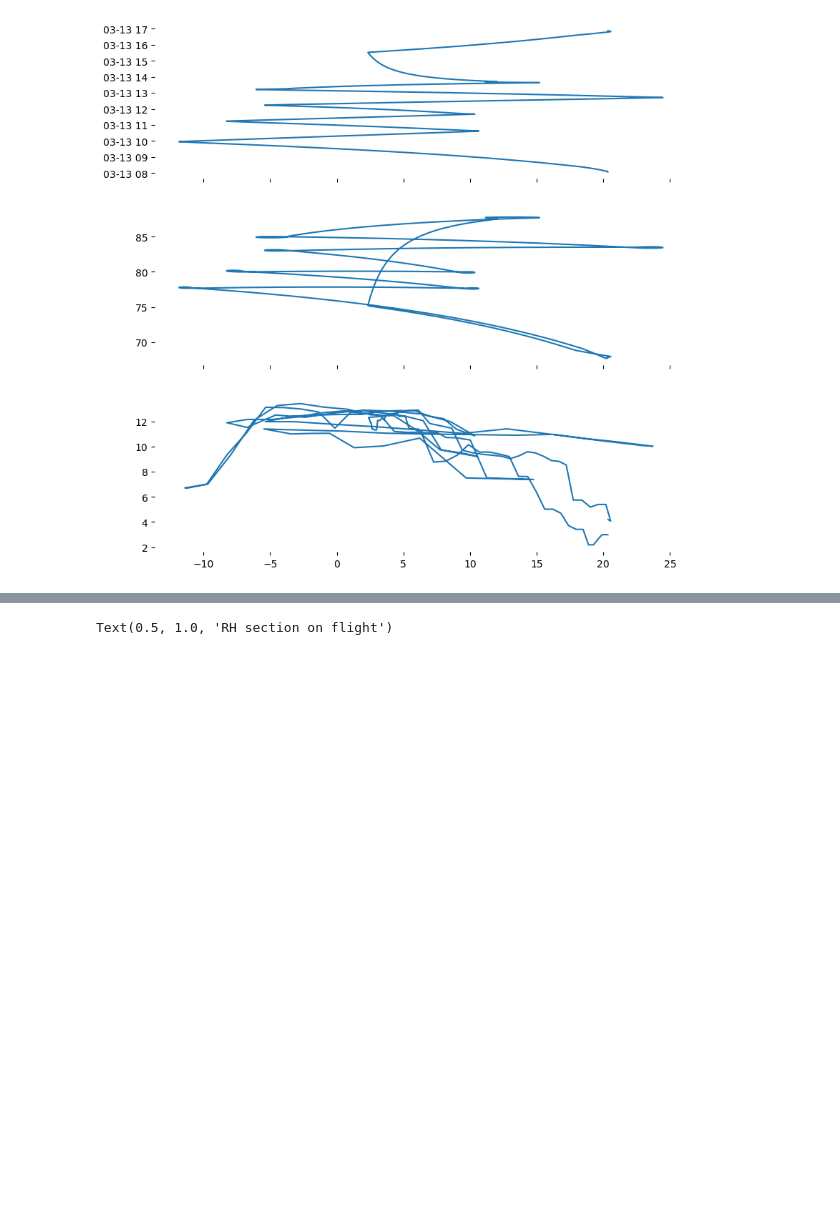
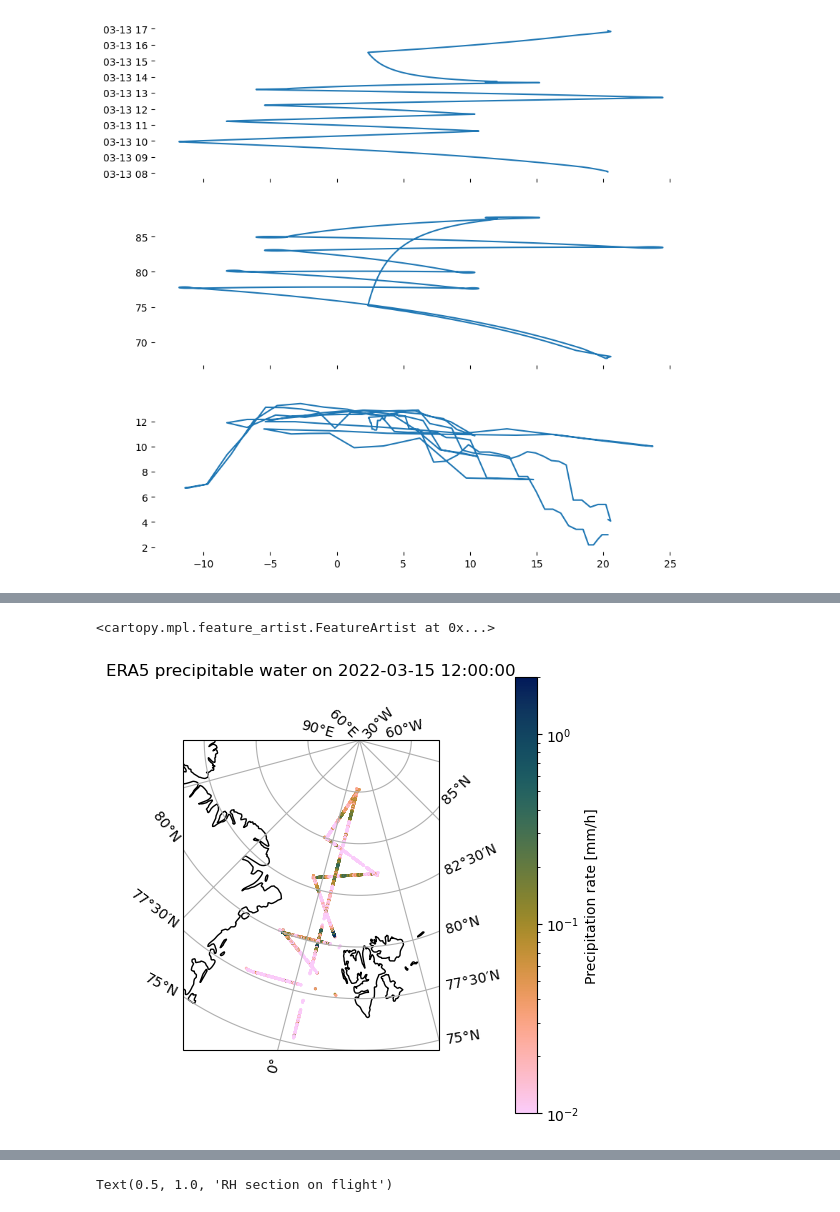
Before and after one commit to fepit/haloac3_moistintrusion, a Jupyter notebook: hac3_paper.ipynb, the cells around one changed output, grey strips where cells are left out. Cells and saved outputs as stored; diff of their text form; code cells hidden in the pictures; blank space fills up the shorter version.

```diff
--- a/hac3_paper.ipynb
+++ b/hac3_paper.ipynb
@@ -701,0 +874,41 @@ plt.gca().set_ylim(100,100)
+# %%
+#define Figure
+w,h=plt.figaspect(1)
+fig=plt.figure(figsize=(w,h),constrained_layout=True)
+
+handles=[]
+
+start_idx = 410 #sec_info['start_idx']
+end_idx = 2078 #sec_info['end_idx']
+sectime=xr.DataArray(data=np.array(w_time_s, dtype='datetime64[s]')[start_idx:end_idx],coords={'time':np.array(w_time_s, dtype='datetime64[s]')[start_idx:end_idx]})
+seclat=xr.DataArray(data=w_lat[start_idx:end_idx],coords={'time':sectime})
+seclon=xr.DataArray(data=w_lon[start_idx:end_idx],coords={'time':sectime})
+
+q_relanom_era=(f_q.var133.sel(lon=seclon,lat=seclat,time=sectime,method='nearest')-f_q.var133.sel(lon=flon[::120],lat=flat[::120],time=ftime[::120],method='nearest').mean(dim='time'))/f_q.var133.sel(lon=flon,lat=flat,time=ftime,method='nearest').mean(dim='time')
+
+
+#define map of Fram strait
+ax = plt.axes(projection=ccrs.TransverseMercator(central_longitude=15.0, central_latitude=75.0, false_easting=0.0, false_northing=0.0, scale_factor=1.0, globe=None, approx=None))
+ax.gridlines(draw_labels=True, dms=True, x_inline=False, y_inline=False)
+
+
+#cm=ax.contour(f_q.lon,f_q.lat,f_tcwv.var137.sel(time=stime,method='nearest'),transform=ccrs.PlateCarree(),levels=np.linspace(0,20,20),color='k')
+
+
+
+
+
+
+
+cm=ax.scatter(f_precip.lon.sel(time=slice(sectime[0],sectime[-1])),f_precip.lat.sel(time=slice(sectime[0],sectime[-1])),c=f_precip.precip_rate.sel(time=slice(sectime[0],sectime[-1])),cmap=cmcr.batlow_r, vmin=1e-2,vmax=2,label=sec_name,s=1,transform=ccrs.PlateCarree(),norm='log')
+
+plt.colorbar(cm, label='Precipitation rate [mm/h]')
+
+#plot settings
+cbar.set_label('precipitable water [mm]')
+ax.set_extent([-20, 30, 75, 90], crs=ccrs.PlateCarree())
+ax.set_title('ERA5 precipitable water on '+stime,pad=20)
+ax.coastlines()
+# %% [output]
+<cartopy.mpl.feature_artist.FeatureArtist at 0x...>
+[figure, added]
```
Also changed, not shown: parts of 21 cells of this notebook.
